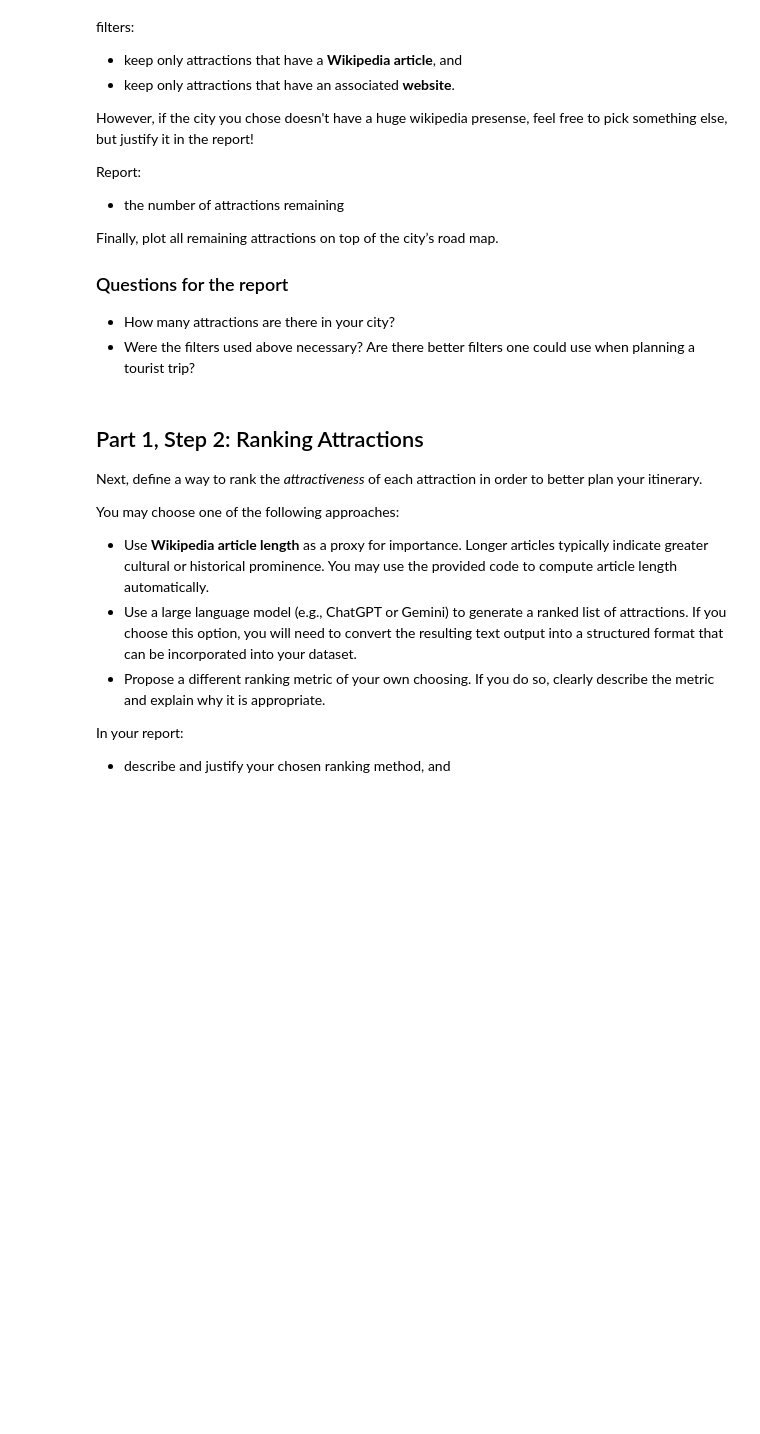
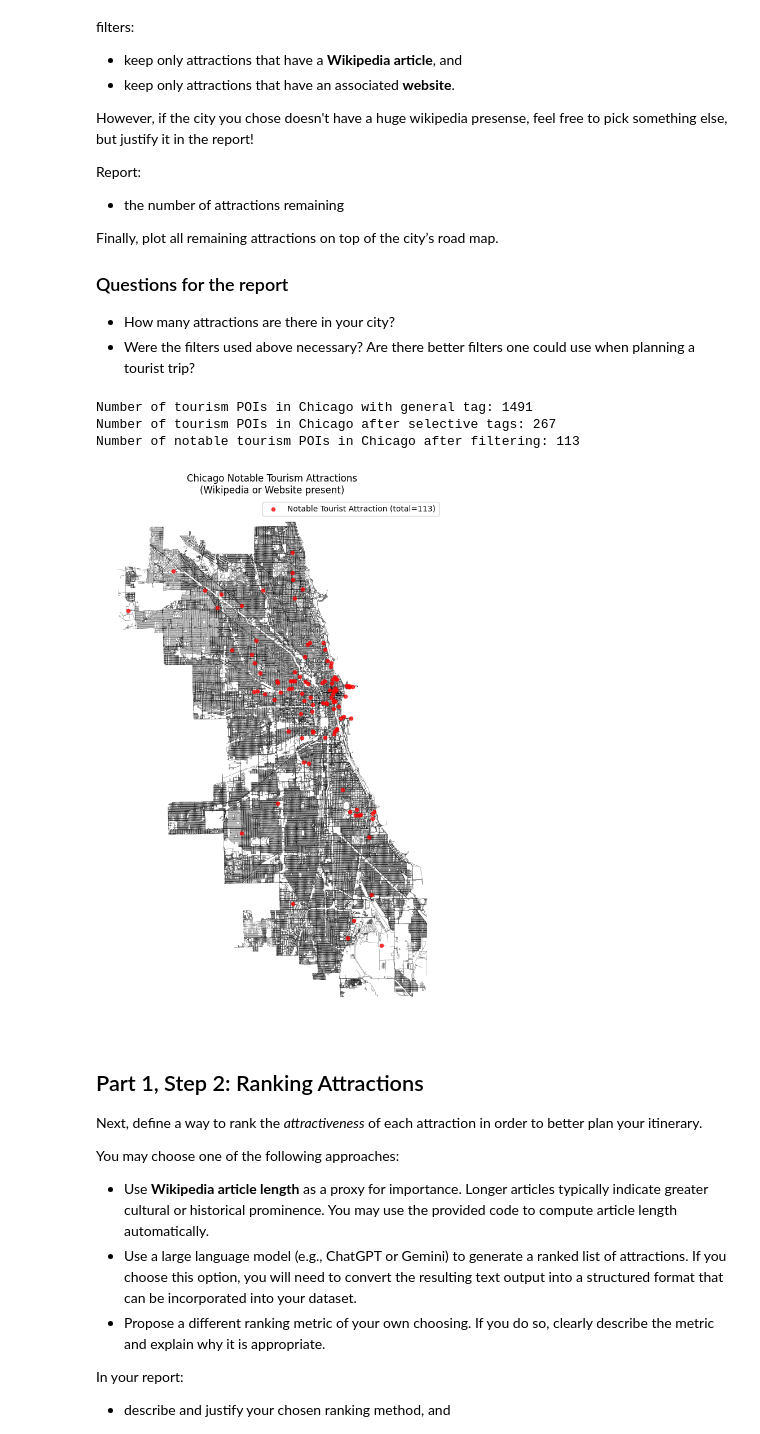
Before and after one commit to nitsujiang/CSE-519-Labs, a Jupyter notebook: lab2/lab2_release.ipynb, the cells around one changed output. Cells and saved outputs as stored; diff of their text form; code cells hidden in the pictures; blank space fills up the shorter version.

```diff
--- a/lab2/lab2_release.ipynb
+++ b/lab2/lab2_release.ipynb
@@ -93,6 +91,49 @@ Finally, plot all remaining attractions on top of the city’s road map.
 
 * How many attractions are there in your city?
 * Were the filters used above necessary? Are there better filters one could use when planning a tourist trip?
+# %%
+tags = {"tourism": ["attraction", "museum", "gallery", "zoo", "aquarium", "theme_park", "viewpoint"]}
+tourism_gdf = ox.features_from_place(place, {"tourism": True})
+tourism_gdf_selective = ox.features_from_place(place, tags)
+
+print(f"Number of tourism POIs in {label} with general tag: {len(tourism_gdf)}")
+print(f"Number of tourism POIs in {label} after selective tags: {len(tourism_gdf_selective)}")
+
+# Filter by wikipedia OR website for notability:
+has_wikipedia = tourism_gdf_selective["wikipedia"].notnull()
+has_website = tourism_gdf_selective["website"].notnull()
+
+filtered = tourism_gdf_selective[has_wikipedia | has_website]
+
+print(f"Number of notable tourism POIs in {label} after filtering: {len(filtered)}")
+# %% [output]
+Number of tourism POIs in Chicago with general tag: 1491
+Number of tourism POIs in Chicago after selective tags: 267
+Number of notable tourism POIs in Chicago after filtering: 113
+# %%
+# Plot all notable tourism attractions overlaid on the road map
+fig, ax = plt.subplots(figsize=(10, 10))
+edges.plot(ax=ax, linewidth=0.1, color="black", zorder=1)
+
+# Use centroid for polygon/multipolygon geometries (reproject to metric CRS first)
+centroids = filtered.geometry.to_crs("EPSG:3857").centroid.to_crs(filtered.crs)
+
+ax.scatter(
+    centroids.x, centroids.y,
+    color="red", s=20, zorder=4, alpha=0.75,
+    label=f"Notable Tourist Attraction (total={len(filtered)})",
+)
+
+ax.set_title(
+    f"{label} Notable Tourism Attractions\n(Wikipedia or Website present)",
+    fontsize=12,
+)
+ax.legend(loc="upper right", fontsize=10)
+ax.set_axis_off()
+plt.tight_layout()
+plt.show()
+# %% [output]
+[figure, added]
 # %% [markdown]
 
 ## Part 1, Step 2: Ranking Attractions
```
Also changed, not shown: parts of 9 cells of this notebook, 27 other files.
